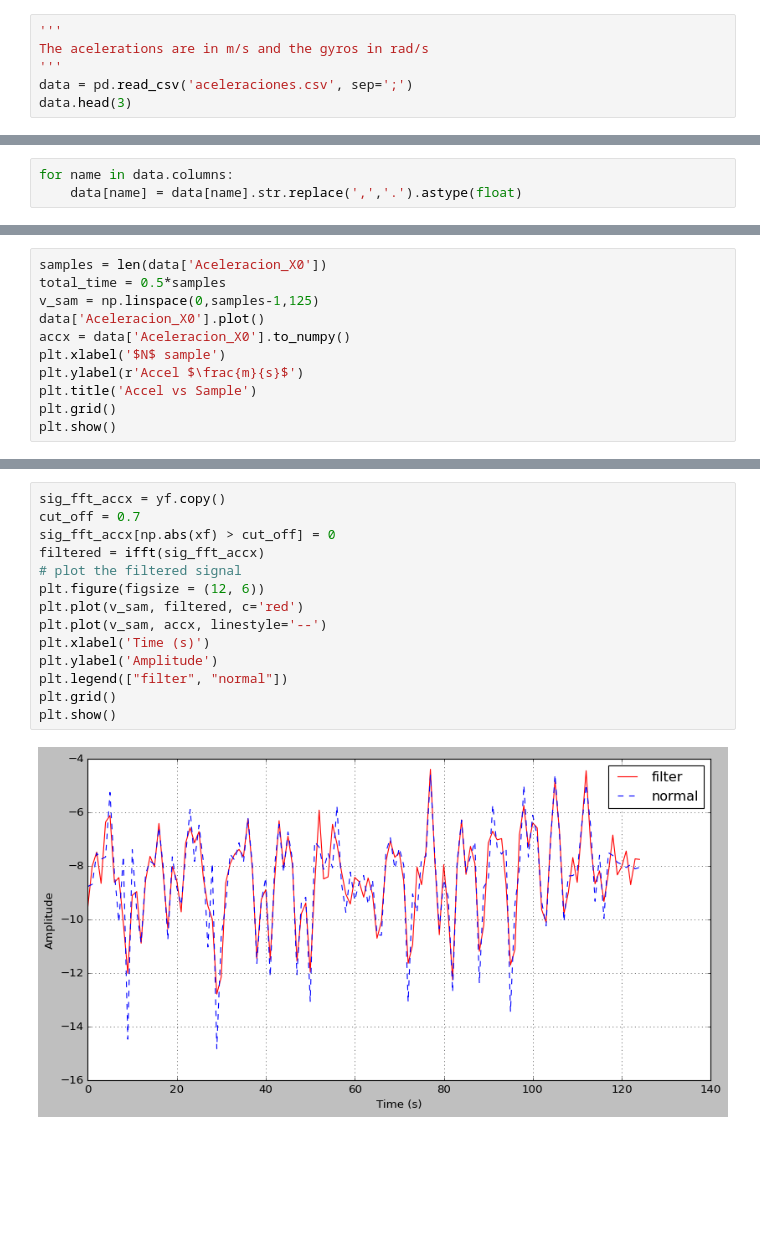
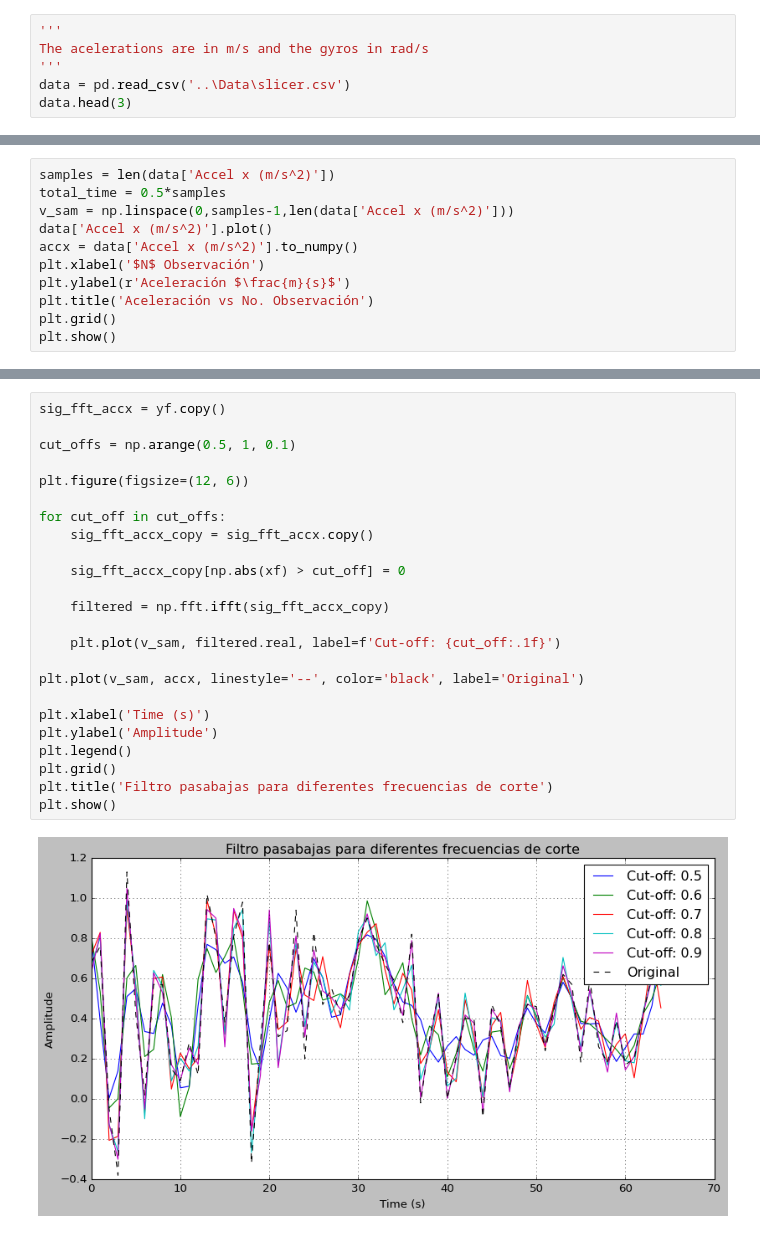
Before and after one commit to DuneV/MAIA-Curso, a Jupyter notebook: Modules/fourier_procesing.ipynb, the cells around one changed output, grey strips where cells are left out. Saved outputs shown, nothing was run; the diff lists cells and outputs as text; blank space fills up the shorter version.

```diff
--- a/Modules/fourier_procesing.ipynb
+++ b/Modules/fourier_procesing.ipynb
@@ -14,6 +64,6 @@ plt.style.use('classic')
 '''
 The acelerations are in m/s and the gyros in rad/s
 '''
-data = pd.read_csv('aceleraciones.csv', sep=';')
+data = pd.read_csv('..\Data\slicer.csv')
 data.head(3)
 # %% [output]
@@ -26,3 +75,0 @@ data.head(3)
-# %%
-for name in data.columns:
-    data[name] = data[name].str.replace(',','.').astype(float)
@@ -29,12 +78,12 @@ for name in data.columns:
 # %%
-samples = len(data['Aceleracion_X0'])
+samples = len(data['Accel x (m/s^2)'])
 total_time = 0.5*samples
-v_sam = np.linspace(0,samples-1,125)
-data['Aceleracion_X0'].plot()
-accx = data['Aceleracion_X0'].to_numpy()
-plt.xlabel('$N$ sample')
-plt.ylabel(r'Accel $\frac{m}{s}$')
-plt.title('Accel vs Sample')
+v_sam = np.linspace(0,samples-1,len(data['Accel x (m/s^2)']))
+data['Accel x (m/s^2)'].plot()
+accx = data['Accel x (m/s^2)'].to_numpy()
+plt.xlabel('$N$ Observación')
+plt.ylabel(r'Aceleración $\frac{m}{s}$')
+plt.title('Aceleración vs No. Observación')
 plt.grid()
 plt.show()
 # %% [output]
@@ -74,16 +133,26 @@ print(medium_value)
 # %%
 sig_fft_accx = yf.copy()
-cut_off = 0.7
-sig_fft_accx[np.abs(xf) > cut_off] = 0
-filtered = ifft(sig_fft_accx)
-# plot the filtered signal
-plt.figure(figsize = (12, 6))
-plt.plot(v_sam, filtered, c='red')
-plt.plot(v_sam, accx, linestyle='--')
+
+cut_offs = np.arange(0.5, 1, 0.1)
+
+plt.figure(figsize=(12, 6))
+
+for cut_off in cut_offs:
+    sig_fft_accx_copy = sig_fft_accx.copy()
+
+    sig_fft_accx_copy[np.abs(xf) > cut_off] = 0
+
+    filtered = np.fft.ifft(sig_fft_accx_copy)
+
+    plt.plot(v_sam, filtered.real, label=f'Cut-off: {cut_off:.1f}')
+
+plt.plot(v_sam, accx, linestyle='--', color='black', label='Original')
+
 plt.xlabel('Time (s)')
 plt.ylabel('Amplitude')
-plt.legend(["filter", "normal"])
+plt.legend()
 plt.grid()
+plt.title('Filtro pasabajas para diferentes frecuencias de corte')
 plt.show()
 # %% [output]
-[figure, old version]
+[figure, new version]
```
Also changed, not shown: parts of 31 cells of this notebook.
